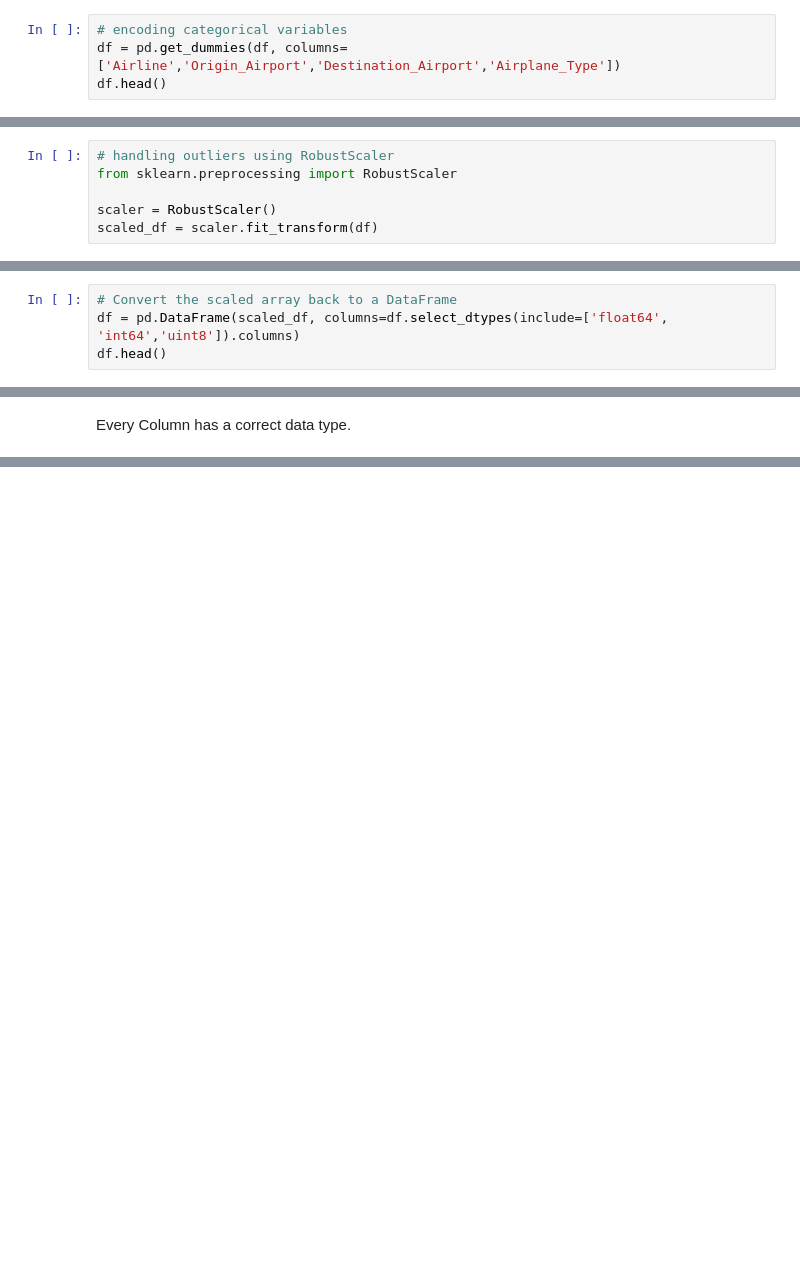
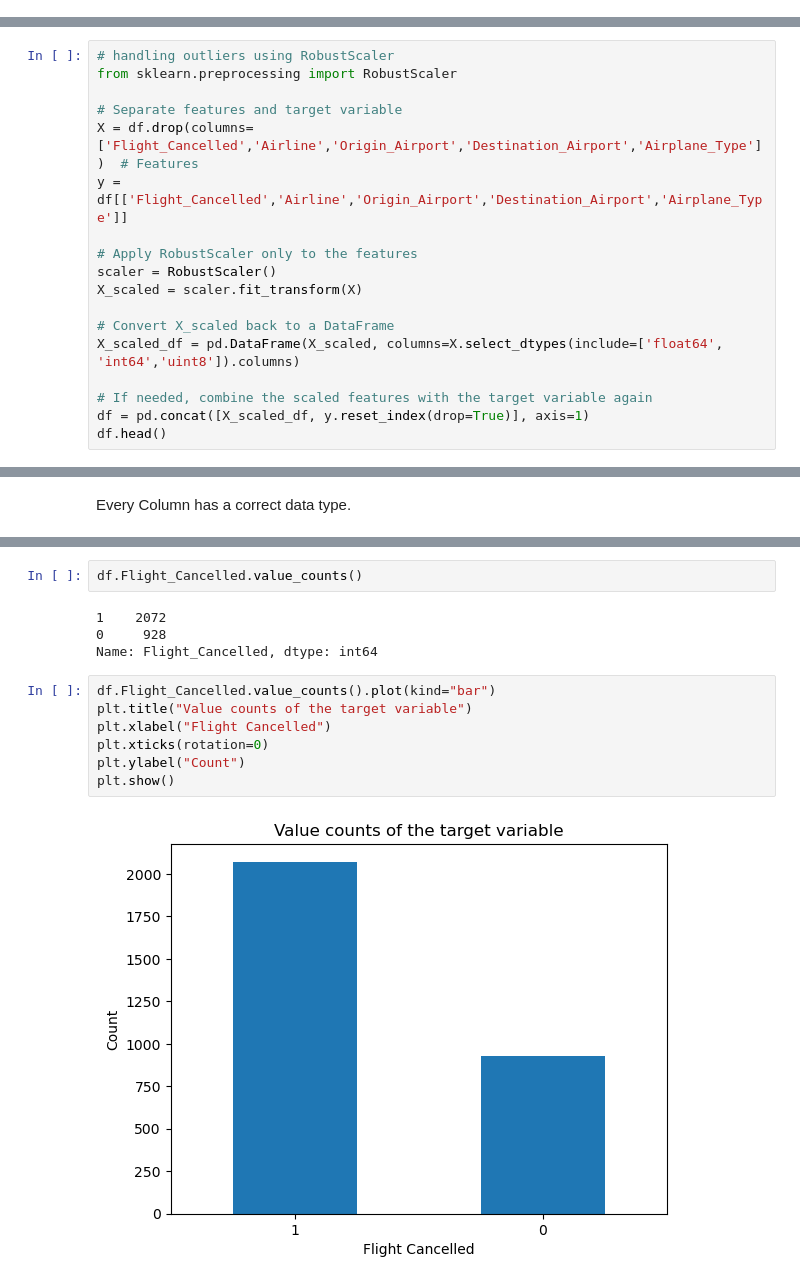
Before and after one commit to Goitsimodimo/Flight-cancellation-prediction-model, a Jupyter notebook: Flight-Cancellation-Prediction-Model-for-Flyzy.ipynb, the cells around one changed output, grey strips where cells are left out. Cells and saved outputs as stored; diff of their text form; blank space fills up the shorter version.

```diff
--- a/Flight-Cancellation-Prediction-Model-for-Flyzy.ipynb
+++ b/Flight-Cancellation-Prediction-Model-for-Flyzy.ipynb
@@ -86,7 +86,3 @@ sns.boxplot(x="Flight_Cancelled", y="Previous_Flight_Delay_Minutes", data=df)
 [figure]
 # %% [markdown]
 Outliers present.
-# %%
-# encoding categorical variables
-df = pd.get_dummies(df, columns=['Airline','Origin_Airport','Destination_Airport','Airplane_Type'])
-df.head()
@@ -102,5 +90,17 @@ df.head()
 # handling outliers using RobustScaler
 from sklearn.preprocessing import RobustScaler
 
+# Separate features and target variable
+X = df.drop(columns=['Flight_Cancelled','Airline','Origin_Airport','Destination_Airport','Airplane_Type'])  # Features
+y = df[['Flight_Cancelled','Airline','Origin_Airport','Destination_Airport','Airplane_Type']]
+
+# Apply RobustScaler only to the features
 scaler = RobustScaler()
-scaled_df = scaler.fit_transform(df)
+X_scaled = scaler.fit_transform(X)
+
+# Convert X_scaled back to a DataFrame
+X_scaled_df = pd.DataFrame(X_scaled, columns=X.select_dtypes(include=['float64', 'int64','uint8']).columns)
+
+# If needed, combine the scaled features with the target variable again
+df = pd.concat([X_scaled_df, y.reset_index(drop=True)], axis=1)
+df.head()
@@ -107,4 +113,0 @@ scaled_df = scaler.fit_transform(df)
-# %%
-# Convert the scaled array back to a DataFrame
-df = pd.DataFrame(scaled_df, columns=df.select_dtypes(include=['float64', 'int64','uint8']).columns)
-df.head()
@@ -141,0 +155,15 @@ Every Column has a correct data type.
+# %%
+df.Flight_Cancelled.value_counts()
+# %% [output]
+1    2072
+0     928
+Name: Flight_Cancelled, dtype: int64
+# %%
+df.Flight_Cancelled.value_counts().plot(kind="bar")
+plt.title("Value counts of the target variable")
+plt.xlabel("Flight Cancelled")
+plt.xticks(rotation=0)
+plt.ylabel("Count")
+plt.show()
+# %% [output]
+[figure, added]
```
Also changed, not shown: parts of 16 cells of this notebook.
